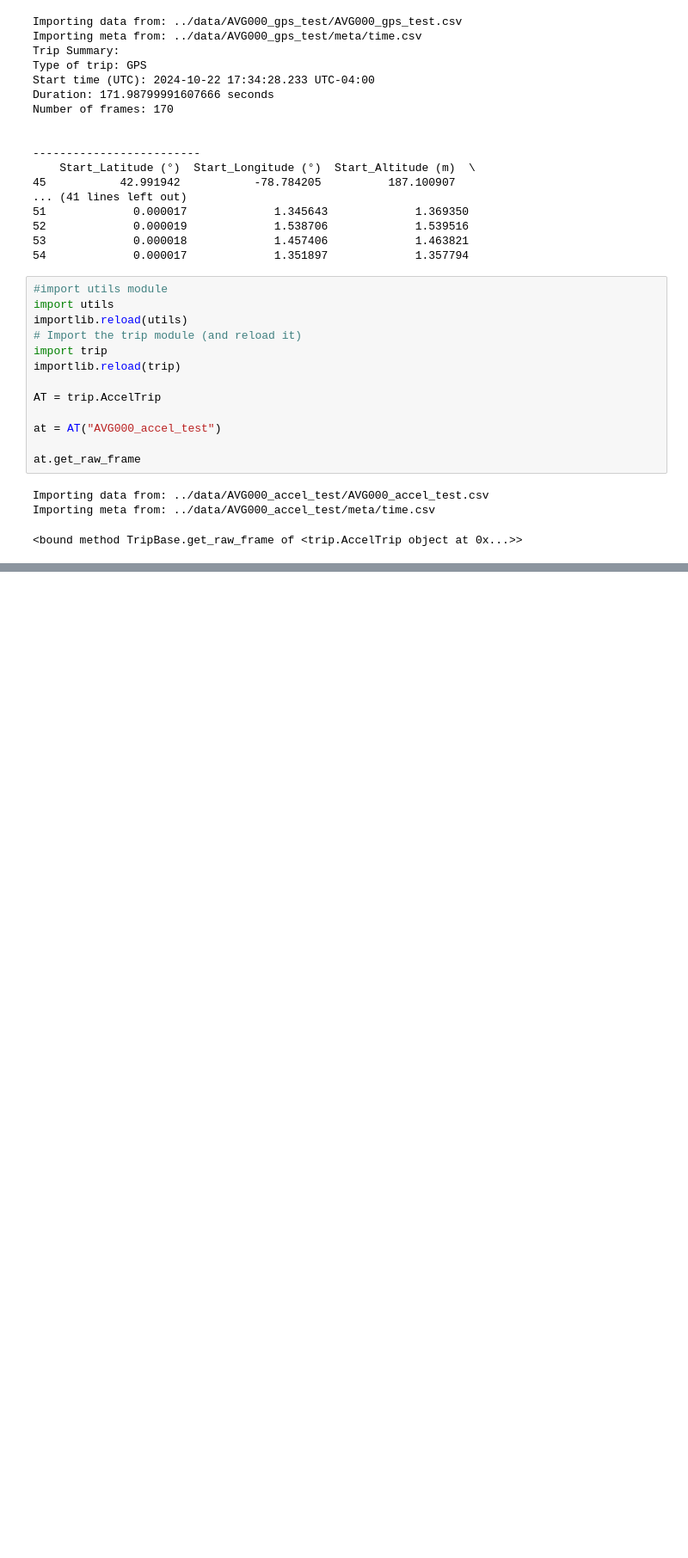
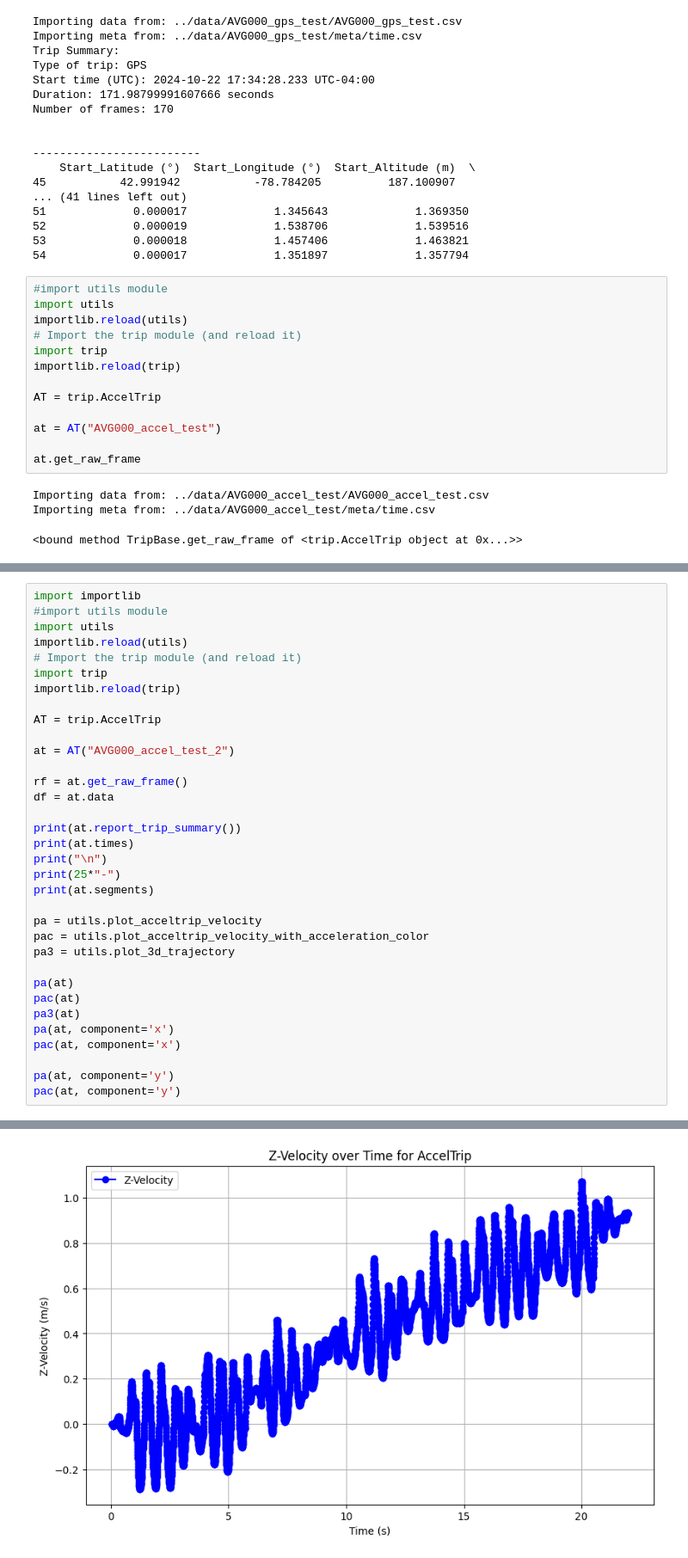
Before and after one commit to ubsuny/CP1-24-midterm, a Jupyter notebook: avgagliardo/code/Untitled.ipynb, the cells around one changed output, grey strips where cells are left out. Shown at 86% size. Saved outputs shown, nothing was run; the diff lists cells and outputs as text; blank space fills up the shorter version.

```diff
--- a/avgagliardo/code/Untitled.ipynb
+++ b/avgagliardo/code/Untitled.ipynb
@@ -149,0 +218,35 @@ Importing meta from: ../data/AVG000_accel_test/meta/time.csv
+# %%
+import importlib
+#import utils module
+import utils
+importlib.reload(utils)
+# Import the trip module (and reload it)
+import trip
+importlib.reload(trip)
+
+AT = trip.AccelTrip
+
+at = AT("AVG000_accel_test_2")
+
+rf = at.get_raw_frame()
+df = at.data
+
+print(at.report_trip_summary())
+print(at.times)
+print("\n")
+print(25*"-")
+print(at.segments)
+
+pa = utils.plot_acceltrip_velocity
+pac = utils.plot_acceltrip_velocity_with_acceleration_color
+pa3 = utils.plot_3d_trajectory
+
+pa(at)
+pac(at)
+pa3(at)
+pa(at, component='x')
+pac(at, component='x')
+
+pa(at, component='y')
+pac(at, component='y')
+# %% [output]
@@ -149,0 +270 @@ Importing meta from: ../data/AVG000_accel_test/meta/time.csv
+[figure, added]
```
Also changed, not shown: parts of 3 cells of this notebook, 2 other files.
